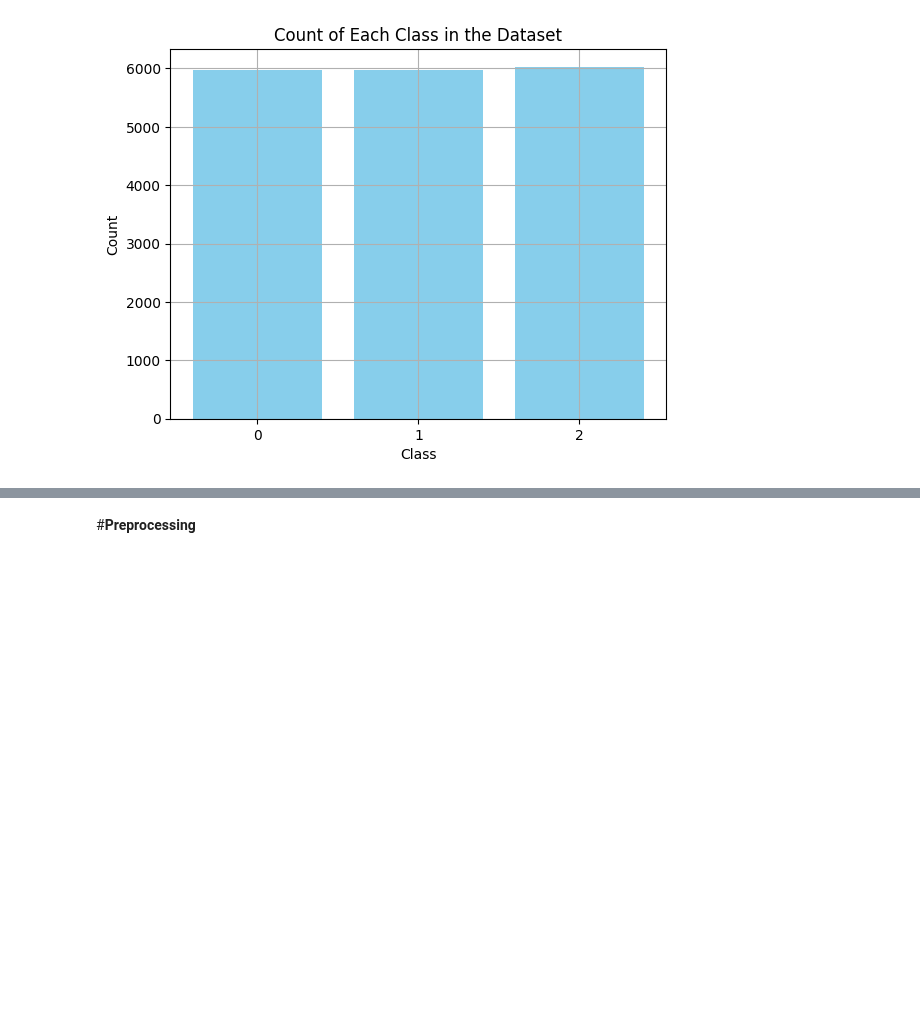
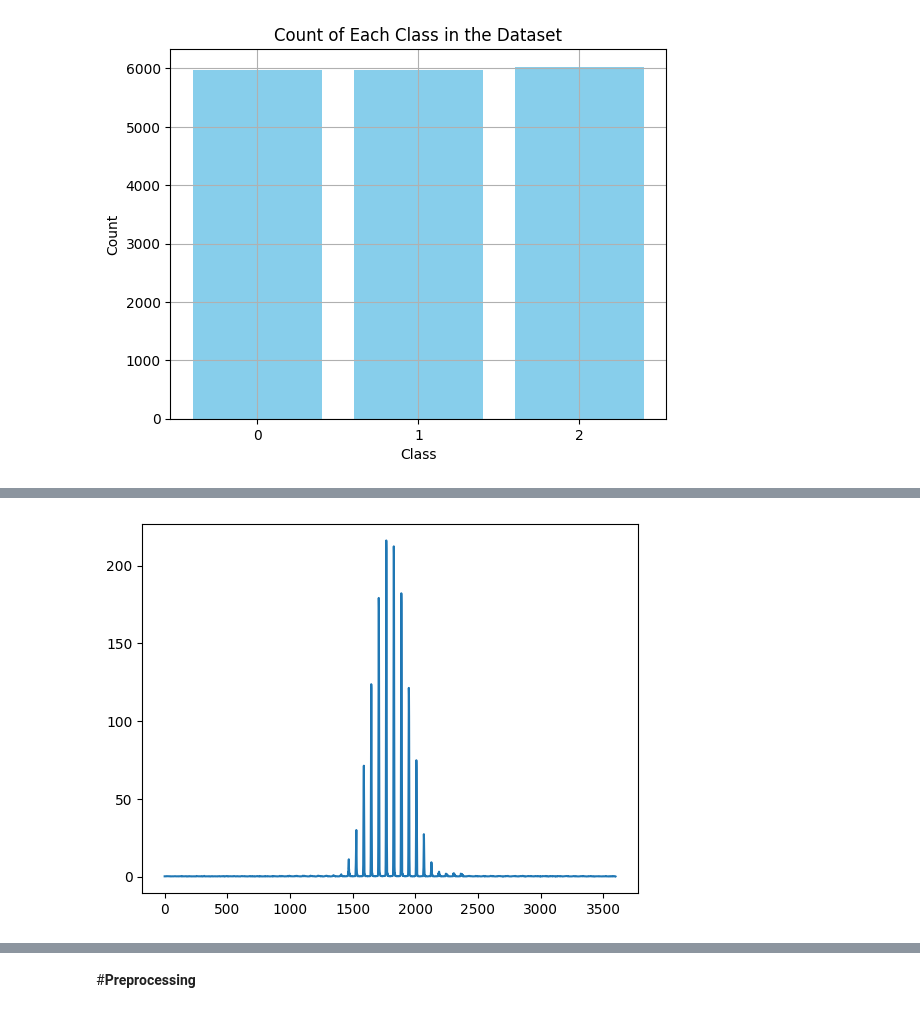
Before and after one commit to FaridRash/DATA-MINING-MACHINE-LEARNING-semester-2-, a Jupyter notebook: The Final Project/Notebooks/Farid/Farid_CNN_Colab.ipynb, the cells around one changed output, grey strips where cells are left out. Cells and saved outputs as stored; diff of their text form; code cells hidden in the pictures; blank space fills up the shorter version.

```diff
--- a/The Final Project/Notebooks/Farid/Farid_CNN_Colab.ipynb
+++ b/The Final Project/Notebooks/Farid/Farid_CNN_Colab.ipynb
@@ -326,0 +371,7 @@ plt.show()
+# %%
+class_0_mean = np.mean(class_0_flatten, axis=0)
+
+plt.plot(class_0_mean)
+plt.show()
+# %% [output]
+[figure, added]
```
Also changed, not shown: parts of 13 cells of this notebook.
